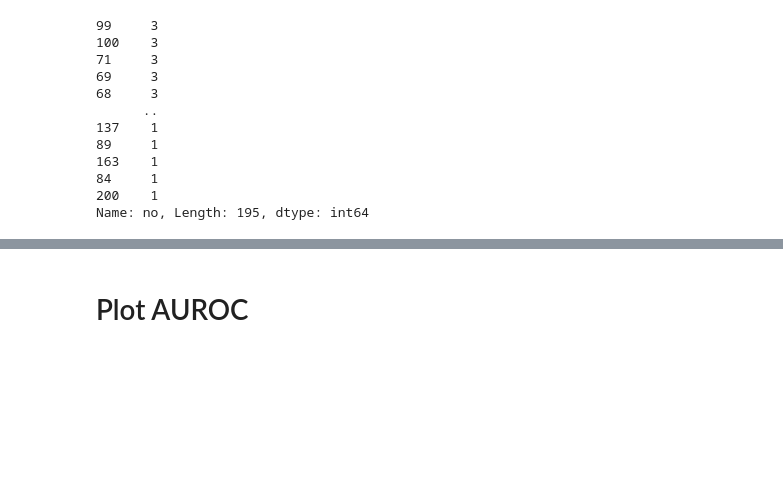
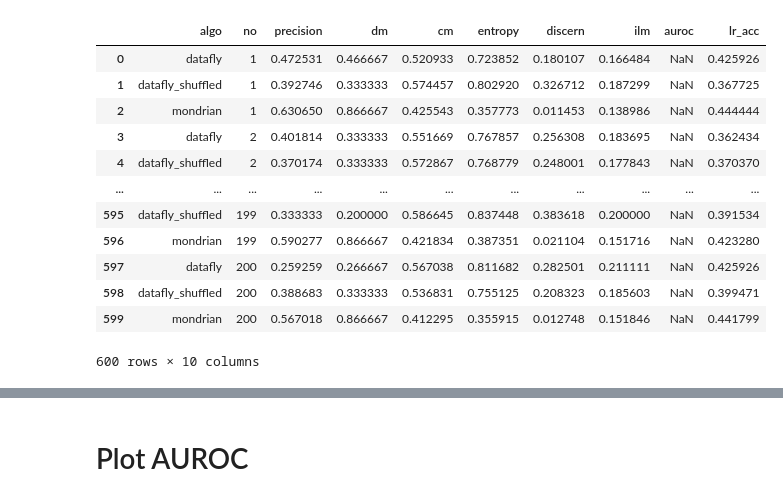
Before and after one commit to Deeep12345/Entropy_utility_measure, a Jupyter notebook: code/results/birth_randoms/analysis.ipynb, the cells around one changed output, grey strips where cells are left out. Cells and saved outputs as stored; diff of their text form; code cells hidden in the pictures; blank space fills up the shorter version.

```diff
--- a/code/results/birth_randoms/analysis.ipynb
+++ b/code/results/birth_randoms/analysis.ipynb
@@ -13,20 +13,21 @@ dataf = results[results["algo"] == "datafly"]
 mondr = results[results["algo"] == "mondrian"]
 dataf_shuff = results[results["algo"] == "datafly_shuffled"]
 # %%
-results["no"].value_counts()
+results
 # %% [output]
+|  | algo | no | precision | dm | cm | entropy | discern | ilm | auroc | lr_acc |
+| 0 | datafly | 1 | 0.472531 | 0.466667 | 0.520933 | 0.723852 | 0.180107 | 0.166484 | NaN | 0.425926 |
+| 1 | datafly_shuffled | 1 | 0.392746 | 0.333333 | 0.574457 | 0.802920 | 0.326712 | 0.187299 | NaN | 0.367725 |
+| 2 | mondrian | 1 | 0.630650 | 0.866667 | 0.425543 | 0.357773 | 0.011453 | 0.138986 | NaN | 0.444444 |
+| 3 | datafly | 2 | 0.401814 | 0.333333 | 0.551669 | 0.767857 | 0.256308 | 0.183695 | NaN | 0.362434 |
+| 4 | datafly_shuffled | 2 | 0.370174 | 0.333333 | 0.572867 | 0.768779 | 0.248001 | 0.177843 | NaN | 0.370370 |
+| ... | ... | ... | ... | ... | ... | ... | ... | ... | ... | ... |
+| 595 | datafly_shuffled | 199 | 0.333333 | 0.200000 | 0.586645 | 0.837448 | 0.383618 | 0.200000 | NaN | 0.391534 |
+| 596 | mondrian | 199 | 0.590277 | 0.866667 | 0.421834 | 0.387351 | 0.021104 | 0.151716 | NaN | 0.423280 |
+| 597 | datafly | 200 | 0.259259 | 0.266667 | 0.567038 | 0.811682 | 0.282501 | 0.211111 | NaN | 0.425926 |
+| 598 | datafly_shuffled | 200 | 0.388683 | 0.333333 | 0.536831 | 0.755125 | 0.208323 | 0.185603 | NaN | 0.399471 |
+| 599 | mondrian | 200 | 0.567018 | 0.866667 | 0.412295 | 0.355915 | 0.012748 | 0.151846 | NaN | 0.441799 |
-99     3
-100    3
-71     3
-69     3
-68     3
-      ..
-137    1
-89     1
-163    1
-84     1
-200    1
-Name: no, Length: 195, dtype: int64
+600 rows × 10 columns
 # %%
 sb.pairplot(results[["lr_acc", "entropy", "cm", "dm", "precision", "discern", "ilm"]])
 # %% [output]
```
Also changed, not shown: parts of 15 cells of this notebook, 2 other files.
